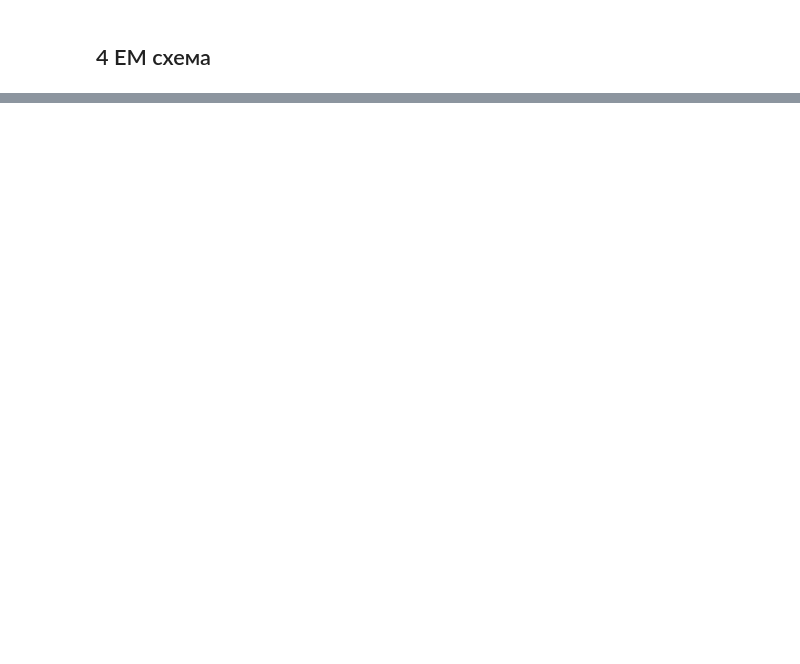
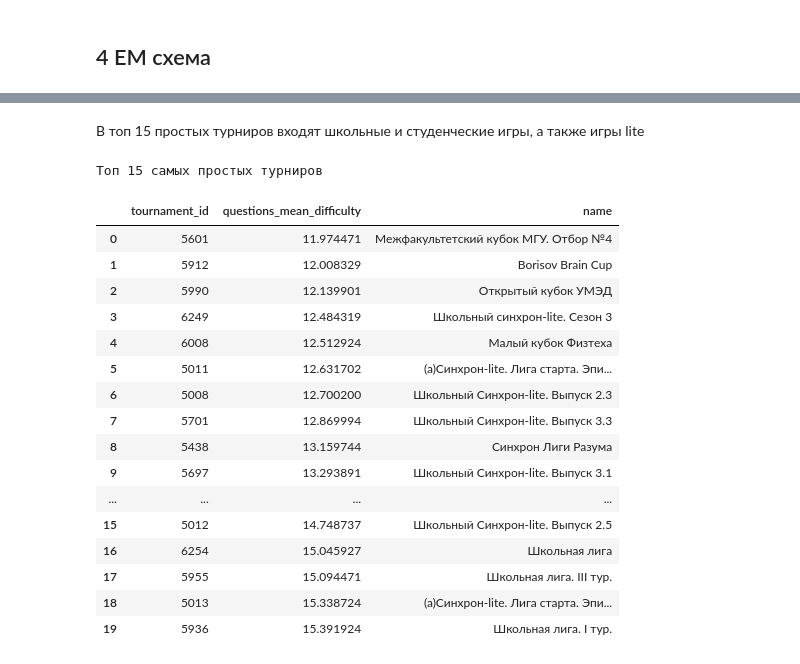
Before and after one commit to alex-tikh/MADE_2_ml, a Jupyter notebook: hw2/hw2.ipynb, the cells around one changed output, grey strips where cells are left out. Saved outputs shown, nothing was run; the diff lists cells and outputs as text; code cells hidden in the pictures; blank space fills up the shorter version.

```diff
--- a/hw2/hw2.ipynb
+++ b/hw2/hw2.ipynb
@@ -320,0 +395,28 @@ Avg Kendall  corr value for df = 0.5283034384181133
+# %% [markdown]
+В топ 15 простых турниров входят школьные и студенческие игры, а также игры lite
+# %%
+top_n = 15
+print(f"Топ {top_n} самых простых турниров")
+tournament_to_weight.tail(TOP_N).merge(
+    df_tournaments[["id", "name"]].set_index("id"),
+    left_on="tournament_id", right_on="id",
+)
+# %% [output]
+Топ 15 самых простых турниров
+|  | tournament_id | questions_mean_difficulty | name |
+| 0 | 5601 | 11.974471 | Межфакультетский кубок МГУ. Отбор №4 |
+| 1 | 5912 | 12.008329 | Borisov Brain Cup |
+| 2 | 5990 | 12.139901 | Открытый кубок УМЭД |
+| 3 | 6249 | 12.484319 | Школьный синхрон-lite. Сезон 3 |
+| 4 | 6008 | 12.512924 | Малый кубок Физтеха |
+| 5 | 5011 | 12.631702 | (а)Синхрон-lite. Лига старта. Эпи... |
+| 6 | 5008 | 12.700200 | Школьный Синхрон-lite. Выпуск 2.3 |
+| 7 | 5701 | 12.869994 | Школьный Синхрон-lite. Выпуск 3.3 |
+| 8 | 5438 | 13.159744 | Синхрон Лиги Разума |
+| 9 | 5697 | 13.293891 | Школьный Синхрон-lite. Выпуск 3.1 |
+| ... | ... | ... | ... |
+| 15 | 5012 | 14.748737 | Школьный Синхрон-lite. Выпуск 2.5 |
+| 16 | 6254 | 15.045927 | Школьная лига |
+| 17 | 5955 | 15.094471 | Школьная лига. III тур. |
+| 18 | 5013 | 15.338724 | (а)Синхрон-lite. Лига старта. Эпи... |
+| 19 | 5936 | 15.391924 | Школьная лига. I тур. |
```
Also changed, not shown: parts of 23 cells of this notebook, 2 other files.
